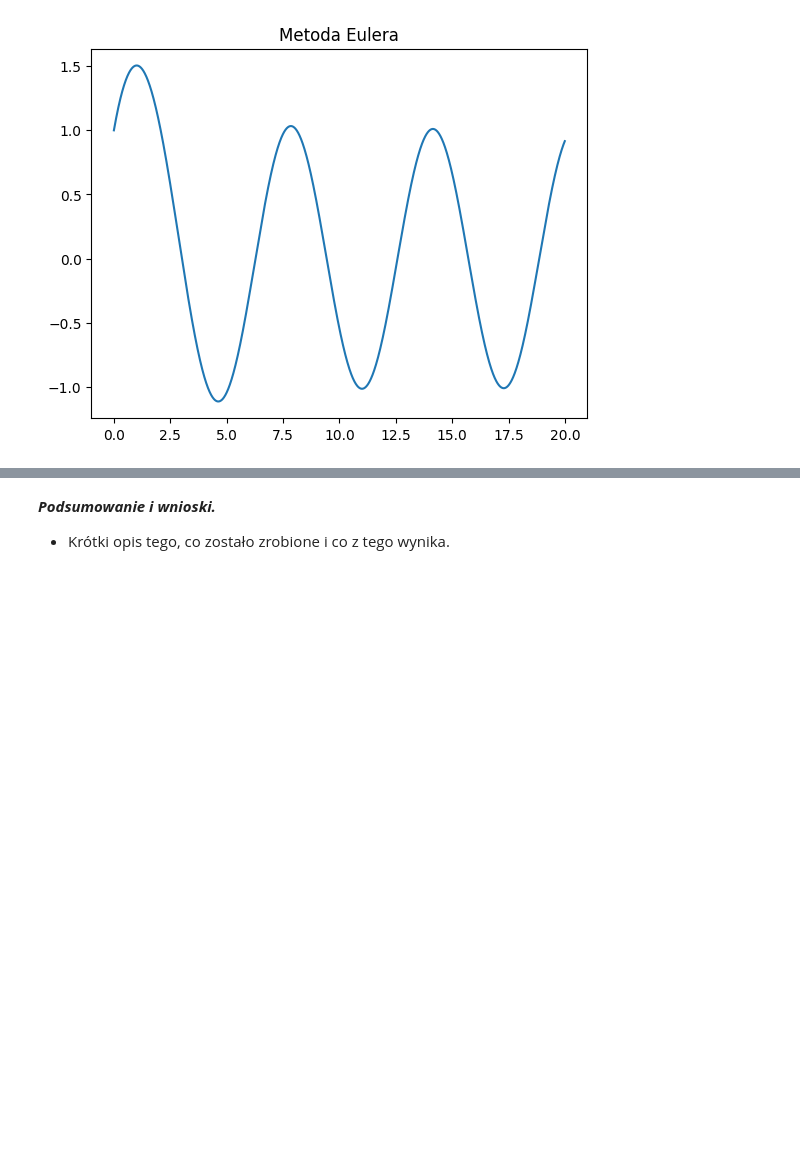
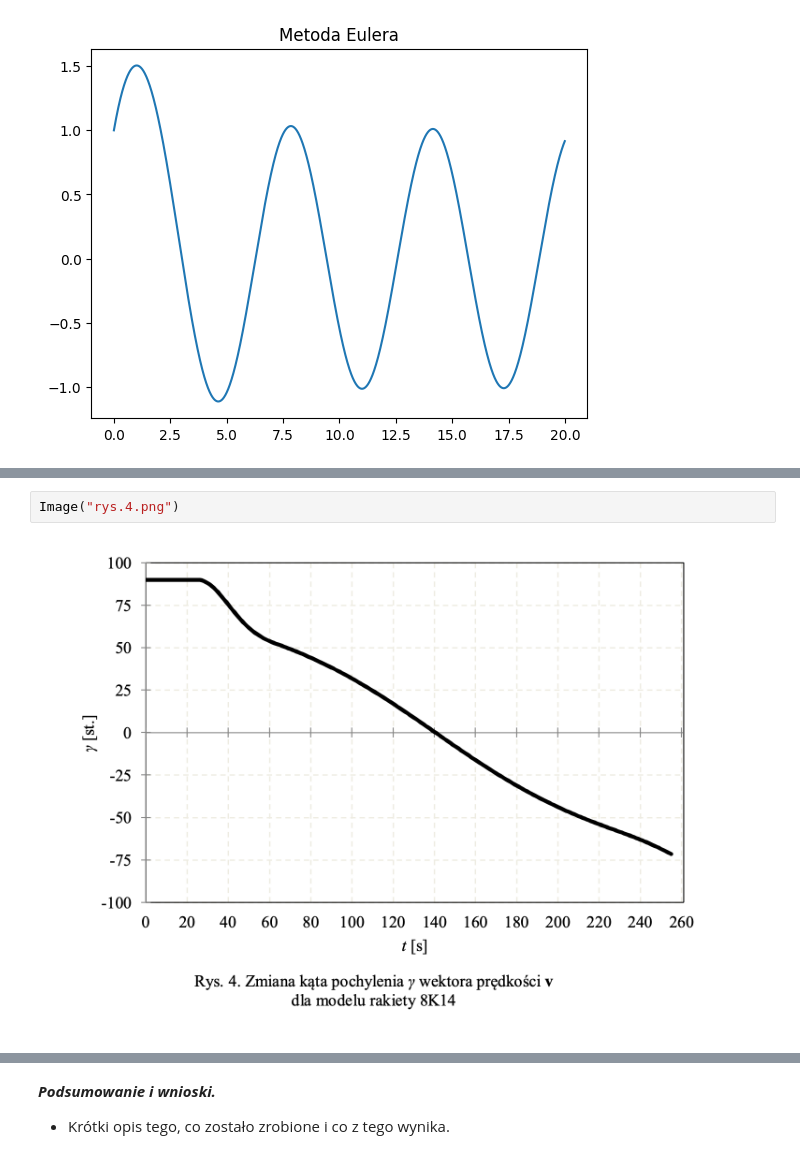
Before and after one commit to MariaNowacka/projekt_rozniczki, a Jupyter notebook: Cieslik_Nowacka.ipynb, the cells around one changed output, grey strips where cells are left out. Drawn from its saved outputs; the diff is of its cells as text; blank space fills up the shorter version.

```diff
--- a/Cieslik_Nowacka.ipynb
+++ b/Cieslik_Nowacka.ipynb
@@ -190,0 +277,4 @@ py.show()
+# %%
+Image("rys.4.png")
+# %% [output]
+[figure, added]
```
Also changed, not shown: parts of 31 cells of this notebook.
